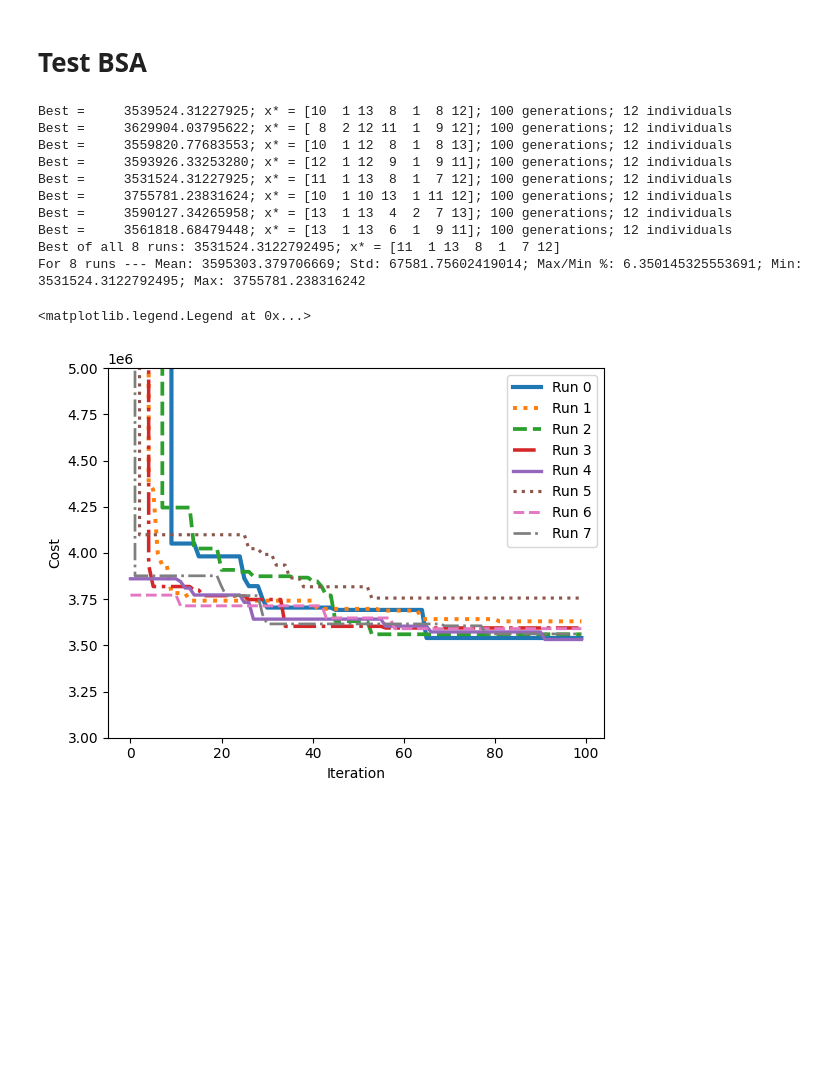
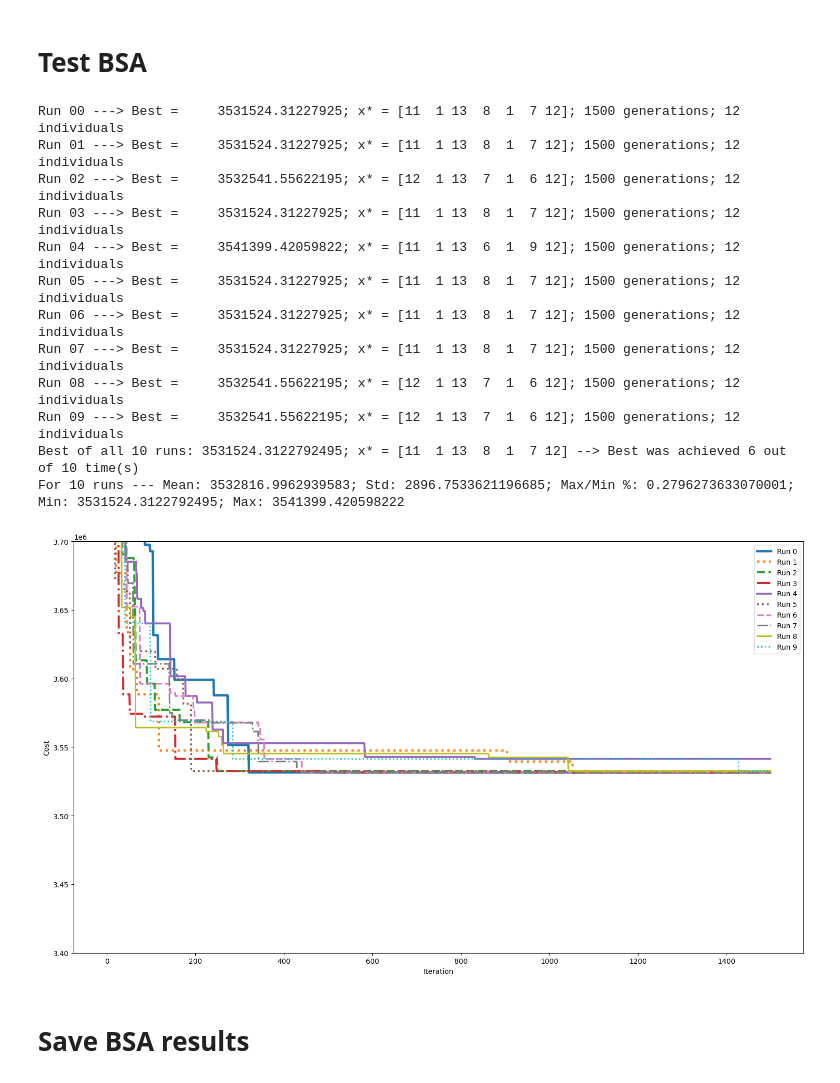
Before and after one commit to gabrielpalves/2D-truss, a Jupyter notebook: bsa.ipynb, the cells around one changed output. Saved outputs shown, nothing was run; the diff lists cells and outputs as text; code cells hidden in the pictures; blank space fills up the shorter version.

```diff
--- a/bsa.ipynb
+++ b/bsa.ipynb
@@ -199,8 +197,8 @@ import matplotlib.pyplot as plt
 # SET BSA PARAMETERS
 bounds = (1, 13), (1, 13), (1, 13), (1, 13), (1, 13), (1, 13), (1, 13)
 popsize = 12 # number of population (popsize*epoch = number of obj. func. evaluations)
-epoch = 100 # number of iterations (generations) of BSA
-n = 8 # number of runs (independent of BSA)
+epoch = 1500 # number of iterations (generations) of BSA
+n = 10 # number of runs (independent of BSA)
 
 # Some variables for the loop below
 line_style = [
@@ -211,6 +209,7 @@ line_style = [
     ]
 
 best = np.inf
+worst = -np.inf
 leg = []
 
 # Run BSA n times
@@ -218,49 +217,65 @@ class runs:
     y = np.zeros((n))
     x = np.zeros((n, len(bounds)))
     convergence = np.zeros((n, epoch))
-
 
 for run in range(n):
     results = bsa(trelica, bounds, popsize=popsize, epoch=epoch)
 
     runs.y[run] = results.y
     runs.x[run, :] = results.x
     runs.convergence[run, :] = results.convergence
 
     if results.y < best:
         best = results.y
         x_best = results.x
         best_convergence = results.convergence
 
+    if results.y > worst:
+        worst = results.y
+
+    print(f'Run {run:02.0f} ---> Best = {results.y:20.8f}; x* = {np.array(results.x, dtype="int32")}; '
+          f'{epoch} generations; {popsize} individuals')
+
     leg.append('Run ' + str(run))
     # Plot convergence
-    plt.plot(np.arange(results.convergence.shape[0]), results.convergence, linestyle=line_style[run%len(line_style)], linewidth=3-run*0.15)
+    plt.plot(np.arange(results.convergence.shape[0]), results.convergence, linestyle=line_style[run%len(line_style)], linewidth=3.35-run*0.15)
 
 # Print best result of all n runs
-print(f'Best of all {n} runs: {best}; x* = {np.array(x_best, dtype="int32")}')
+print(f'Best of all {n} runs: {best}; x* = {np.array(x_best, dtype="int32")} --> Best was achieved {np.sum(runs.y == best)} out of {n} time(s)')
 print(f'For {n} runs --- Mean: {np.mean(runs.y)}; Std: {np.std(runs.y)}; '
-      f'Max/Min %: {(np.max(runs.y)/np.min(runs.y) - 1)*100}; Min: {np.min(runs.y)}; Max: {np.max(runs.y)}')
+      f'Max/Min %: {(np.max(runs.y)/np.min(runs.y) - 1)*100}%; Min: {np.min(runs.y)}; Max: {np.max(runs.y)}')
 
 # Limit plot for best visualization
-best = results.y
 log = np.log10(best)
-ymin = np.ceil(best/(10**np.floor(log)))*(10**np.floor(log)) - 1*(10**np.floor(log))
-ymax = np.ceil(best/(10**np.floor(log)))*(10**np.floor(log)) + 1*(10**np.floor(log))
+logw = np.log10(worst)
+ymin = np.round(best/(10**np.floor(log)), decimals=1)*(10**np.floor(log)) - 0.10*(10**np.floor(log))
+ymax = np.round(worst/(10**np.floor(logw)), decimals=1)*(10**np.floor(logw)) + 0.20*(10**np.floor(logw))
 plt.ylim([ymin, ymax])
+
+# Labels and legend
 plt.xlabel('Iteration')
 plt.ylabel('Cost')
 plt.legend(leg)
+
+# Set figure size and save
+fig = plt.gcf()
+fig.set_size_inches(18.5, 10.5)
+fig.savefig(f'BSA_{n}runs_{popsize}pop_{epoch}iter.png', dpi=300)
+
 # Best of all runs: 3531524.3122792495; x* = [11  1 13  8  1  7 12]
 # %% [output]
-Best =     3539524.31227925; x* = [10  1 13  8  1  8 12]; 100 generations; 12 individuals
-Best =     3629904.03795622; x* = [ 8  2 12 11  1  9 12]; 100 generations; 12 individuals
-Best =     3559820.77683553; x* = [10  1 12  8  1  8 13]; 100 generations; 12 individuals
-Best =     3593926.33253280; x* = [12  1 12  9  1  9 11]; 100 generations; 12 individuals
-Best =     3531524.31227925; x* = [11  1 13  8  1  7 12]; 100 generations; 12 individuals
-Best =     3755781.23831624; x* = [10  1 10 13  1 11 12]; 100 generations; 12 individuals
-Best =     3590127.34265958; x* = [13  1 13  4  2  7 13]; 100 generations; 12 individuals
-Best =     3561818.68479448; x* = [13  1 13  6  1  9 11]; 100 generations; 12 individuals
-Best of all 8 runs: 3531524.3122792495; x* = [11  1 13  8  1  7 12]
-For 8 runs --- Mean: 3595303.379706669; Std: 67581.75602419014; Max/Min %: 6.350145325553691; Min: 3531524.3122792495; Max: 3755781.238316242
+Run 00 ---> Best =     3531524.31227925; x* = [11  1 13  8  1  7 12]; 1500 generations; 12 individuals
+Run 01 ---> Best =     3531524.31227925; x* = [11  1 13  8  1  7 12]; 1500 generations; 12 individuals
+Run 02 ---> Best =     3532541.55622195; x* = [12  1 13  7  1  6 12]; 1500 generations; 12 individuals
+Run 03 ---> Best =     3531524.31227925; x* = [11  1 13  8  1  7 12]; 1500 generations; 12 individuals
+Run 04 ---> Best =     3541399.42059822; x* = [11  1 13  6  1  9 12]; 1500 generations; 12 individuals
+Run 05 ---> Best =     3531524.31227925; x* = [11  1 13  8  1  7 12]; 1500 generations; 12 individuals
+Run 06 ---> Best =     3531524.31227925; x* = [11  1 13  8  1  7 12]; 1500 generations; 12 individuals
+Run 07 ---> Best =     3531524.31227925; x* = [11  1 13  8  1  7 12]; 1500 generations; 12 individuals
+Run 08 ---> Best =     3532541.55622195; x* = [12  1 13  7  1  6 12]; 1500 generations; 12 individuals
+Run 09 ---> Best =     3532541.55622195; x* = [12  1 13  7  1  6 12]; 1500 generations; 12 individuals
+Best of all 10 runs: 3531524.3122792495; x* = [11  1 13  8  1  7 12] --> Best was achieved 6 out of 10 time(s)
+For 10 runs --- Mean: 3532816.9962939583; Std: 2896.7533621196685; Max/Min %: 0.2796273633070001; Min: 3531524.3122792495; Max: 3541399.420598222
-<matplotlib.legend.Legend at 0x...>
-[figure, old version]
+[figure, new version]
+# %% [markdown]
+# Save BSA results
```
Also changed, not shown: parts of 4 cells of this notebook, 8 other files.
